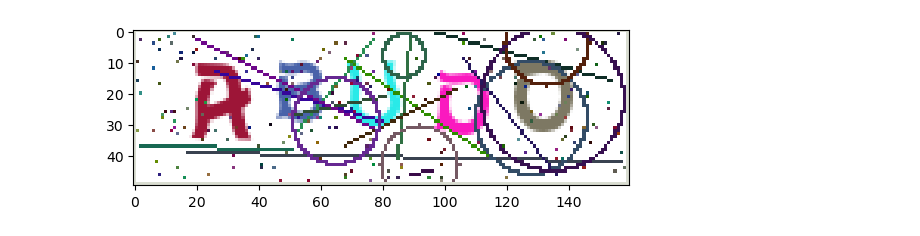
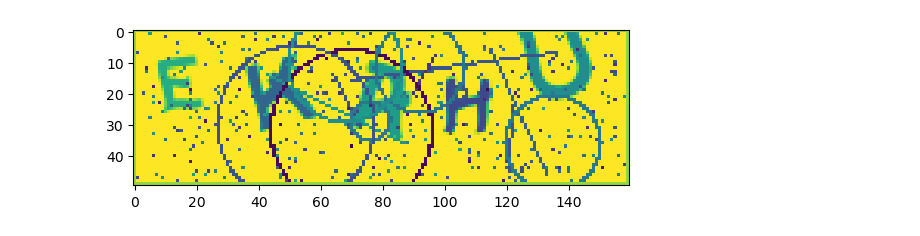
Before and after one commit to theobui1711/zone_h_crawler, a Jupyter notebook: extract_captcha.ipynb, the cells around one changed output. Drawn from its saved outputs; the diff is of its cells as text; code cells hidden in the pictures.

Commit message:
update captcha extraction

```diff
--- a/extract_captcha.ipynb
+++ b/extract_captcha.ipynb
@@ -9,12 +9,11 @@ import glob
 import os
 import os.path
 
-
-captcha_image = "data/captcha.png"
+captcha_image = "data/img.png"
 image = cv2.imread(captcha_image)
 gray = cv2.cvtColor(image, cv2.COLOR_BGR2GRAY)
 # %%
-plt.imshow(image)
+plt.imshow(gray)
 plt.show()
 # %% [output]
-[figure, old version]
+[figure, new version]
```
Also changed, not shown: parts of 4 cells of this notebook, 5 other files.
